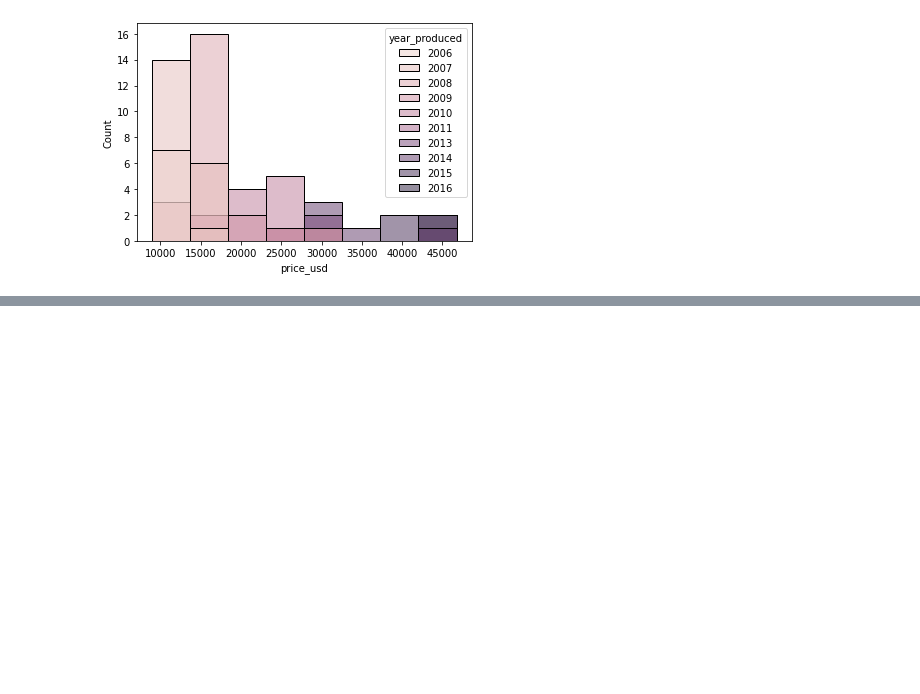
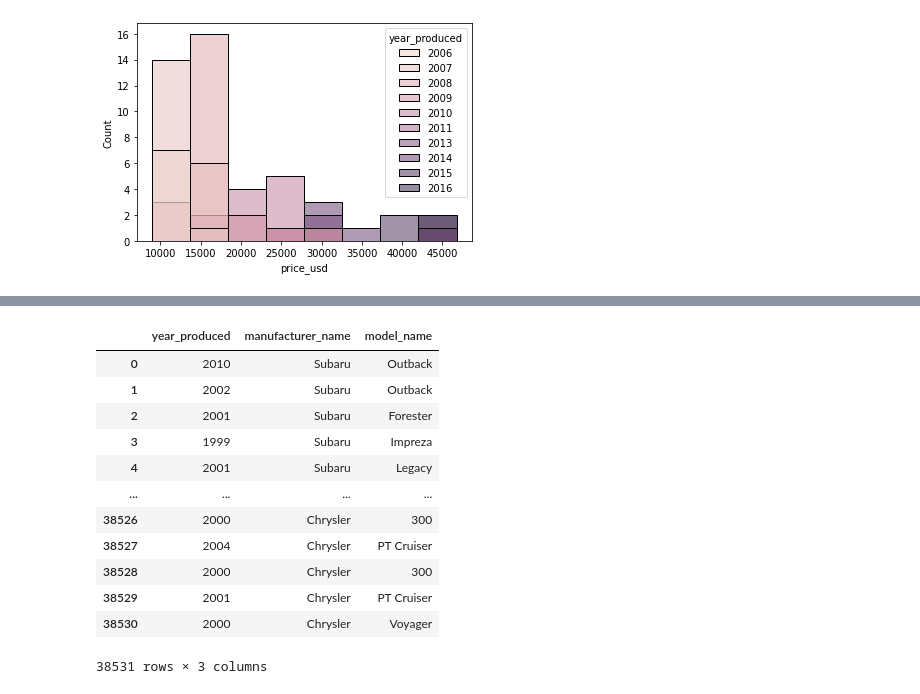
Before and after one commit to joelbarranteswins/Platzi-Courses, a Jupyter notebook: Data Science/17 Matemáticas para Data Science - Estadística Descriptiva/scripts/2_medidas_de_tendencia_central.ipynb, the cells around one changed output, grey strips where cells are left out. Saved outputs shown, nothing was run; the diff lists cells and outputs as text; code cells hidden in the pictures; blank space fills up the shorter version.

```diff
--- a/Data Science/17 Matemáticas para Data Science - Estadística Descriptiva/scripts/2_medidas_de_tendencia_central.ipynb
+++ b/Data Science/17 Matemáticas para Data Science - Estadística Descriptiva/scripts/2_medidas_de_tendencia_central.ipynb
@@ -105,0 +148,16 @@ Created in <span style='font-weight:600;margin-left:4px;'>Deepnote</span></a>
+# %%
+df[['year_produced','manufacturer_name','model_name']]
+# %% [output]
+|  | year_produced | manufacturer_name | model_name |
+| 0 | 2010 | Subaru | Outback |
+| 1 | 2002 | Subaru | Outback |
+| 2 | 2001 | Subaru | Forester |
+| 3 | 1999 | Subaru | Impreza |
+| 4 | 2001 | Subaru | Legacy |
+| ... | ... | ... | ... |
+| 38526 | 2000 | Chrysler | 300 |
+| 38527 | 2004 | Chrysler | PT Cruiser |
+| 38528 | 2000 | Chrysler | 300 |
+| 38529 | 2001 | Chrysler | PT Cruiser |
+| 38530 | 2000 | Chrysler | Voyager |
+38531 rows × 3 columns
```
Also changed, not shown: parts of 11 cells of this notebook, 38 other files.
